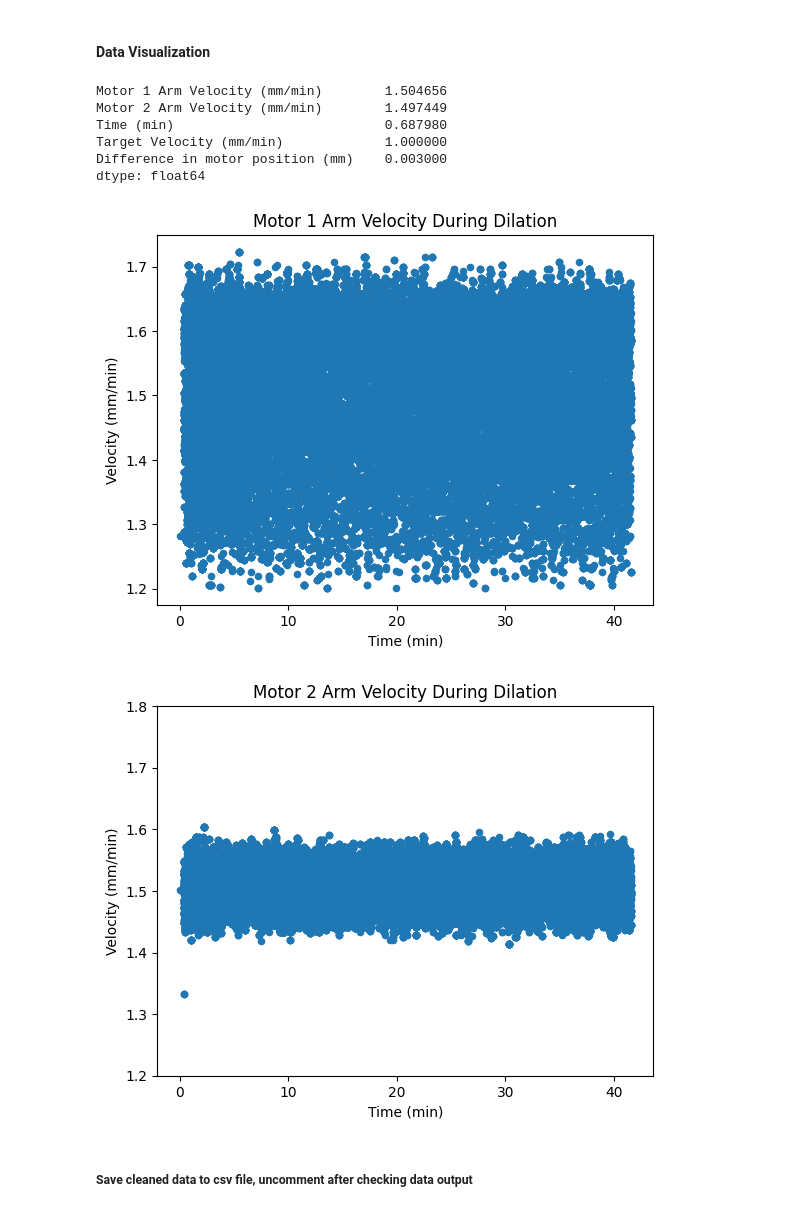
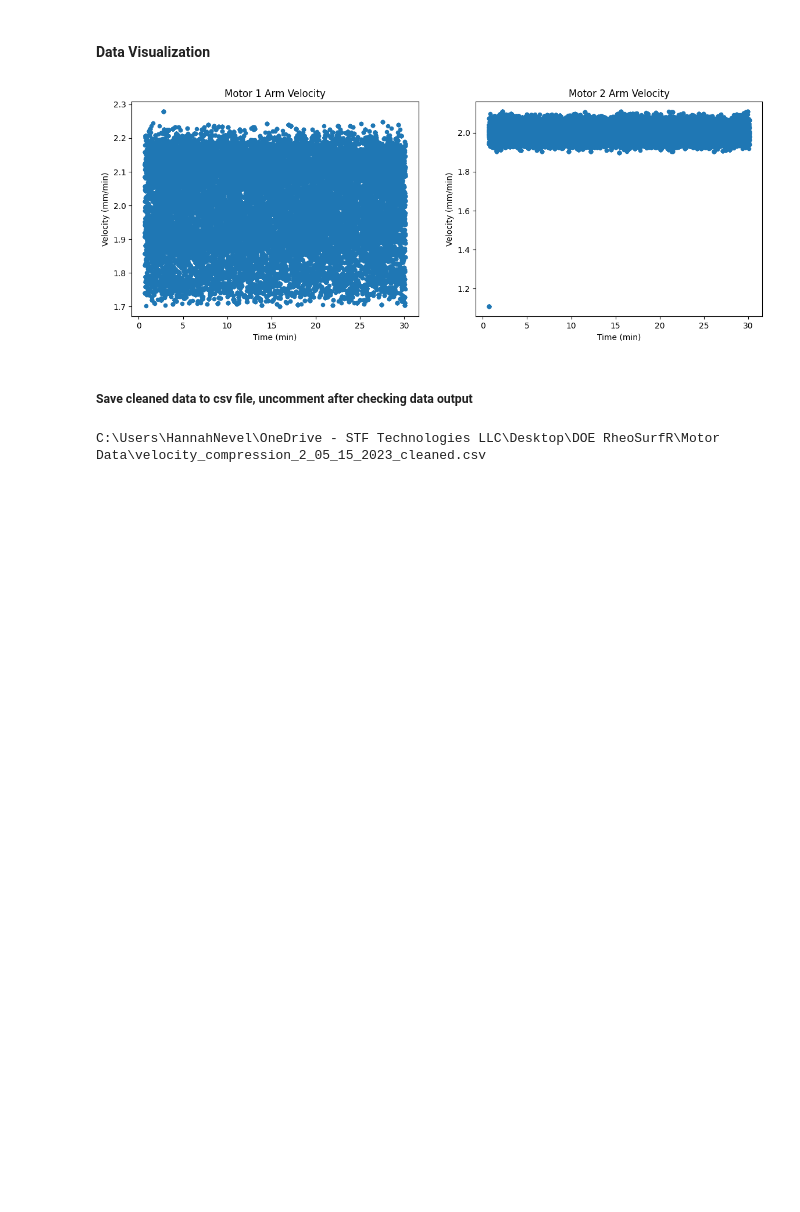
Before and after one commit to pb-j123/Data-Analytics, a Jupyter notebook: data_cleaning_velocity.ipynb, the cells around one changed output. Saved outputs shown, nothing was run; the diff lists cells and outputs as text; code cells hidden in the pictures; blank space fills up the shorter version.

Commit message:
Motor Velocity Data Code for Cleaning and Visualizing

```diff
--- a/data_cleaning_velocity.ipynb
+++ b/data_cleaning_velocity.ipynb
@@ -17,25 +18,28 @@ import plotly.express as px
 ##### Define needed variables
 # %%
 #Change all backslashes in file path to double back slashes
-file_location = "C:\\Users\\HannahNevel\\OneDrive - STF Technologies LLC\\Desktop\DOE RheoSurfR\\Motor Data\dilation_1.5_05_15_2023.csv"
+file_location = "C:\\Users\\HannahNevel\\OneDrive - STF Technologies LLC\\Desktop\DOE RheoSurfR\\Motor Data\compression_2_05_15_2023.csv"
 
 #input the path you want the new file saved at
-basepath = 'C:\\Users\\HannahNevel\\OneDrive - STF Technologies LLC\\Desktop\DOE RheoSurfR\\'
+basepath = 'C:\\Users\\HannahNevel\\OneDrive - STF Technologies LLC\\Desktop\DOE RheoSurfR\\Motor Data\\'
 
 #assign a new filename for the cleaned data
-newfile = 'velocity_dilation_1.5_05_15_2023_cleaned.csv'
+newfile = 'velocity_compression_2_05_15_2023_cleaned.csv'
 
-#input velocity threshold value, all data values below this point will be removed
-velocity_threshold_low = 1.2
+#for constant velocity data, input velocity threshold value, all data values below this point will be removed
+velocity_threshold_low = 1.7
 
-#input velocity threshold value, all data values above this point will be removed
-velocity_threshold_high = 1.8
+#for cosntant velocity data, input velocity threshold value, all data values above this point will be removed
+velocity_threshold_high = 2.3
 
-#assign as a string the name of the first data column
-first_col = 'Motor 1 Arm Velocity (mm/min)'
+#assign as a string the name of one of the velocity data columns
+vel_col = 'Motor 1 Arm Velocity (mm/min)'
 
 #assign as a string the name of the time column
 time_col = 'Time (ms)'
+
+#Input the type of data you are cleaning i.e. constant velocity, sine velocity
+run_type = 'constant velocity'
 # %% [markdown]
 ##### Define function to open and import csv or xlsx file, create data frame, and drop missing/null values
 # %%
@@ -108,22 +109,28 @@ print(imported_vel_data)
 # %% [markdown]
 #### Data Visualization
 # %%
-graph1 = imported_vel_data.iloc[:].plot(x='Time (min)', y='Motor 1 Arm Velocity (mm/min)', kind='scatter', title = 'Motor 1 Arm Velocity During Dilation')
-graph2 = imported_vel_data.iloc[:].plot(x='Time (min)', y='Motor 2 Arm Velocity (mm/min)', kind='scatter', title = 'Motor 2 Arm Velocity During Dilation', ylim = (velocity_threshold_low,velocity_threshold_high))
-graph1.set_ylabel('Velocity (mm/min)')
-graph2.set_ylabel('Velocity (mm/min)')
-imported_vel_data.iloc[215:2300].mean()
+fig, (ax0, ax1) = plt.subplots(1 ,2)
+
+fig.set_figwidth(14)
+imported_vel_data.plot(x='Time (min)', y='Motor 1 Arm Velocity (mm/min)', kind='scatter', ax=ax0)
+ax0.set_title('Motor 1 Arm Velocity')
+ax0.set_xlabel('Time (min)')
+ax0.set_ylabel('Velocity (mm/min)')
+
+imported_vel_data.plot(x='Time (min)', y='Motor 2 Arm Velocity (mm/min)', kind='scatter',ax=ax1)
+ax1.set_title('Motor 2 Arm Velocity')
+ax1.set_xlabel('Time (min)')
+ax1.set_ylabel('Velocity (mm/min)')
+
+
+plt.show()
 # %% [output]
-Motor 1 Arm Velocity (mm/min)        1.504656
-Motor 2 Arm Velocity (mm/min)        1.497449
-Time (min)                           0.687980
-Target Velocity (mm/min)             1.000000
-Difference in motor position (mm)    0.003000
-dtype: float64
-[figure, old version]
+[figure, new version]
-[figure, removed]
 # %% [markdown]
 ##### Save cleaned data to csv file, uncomment after checking data output
 # %%
 newfile_path = basepath + newfile
-imported_vel_data.to_csv(newfile_path, index = False)
+print(newfile_path)
+#imported_vel_data.to_csv(newfile_path, index = False)
+# %% [output]
+C:\Users\HannahNevel\OneDrive - STF Technologies LLC\Desktop\DOE RheoSurfR\Motor Data\velocity_compression_2_05_15_2023_cleaned.csv
```
Also changed, not shown: parts of 6 cells of this notebook.
